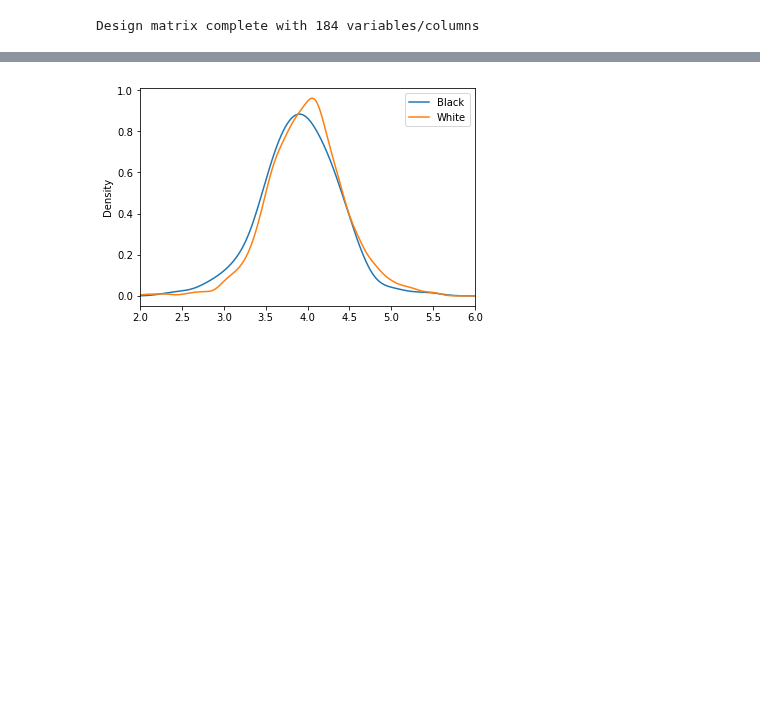
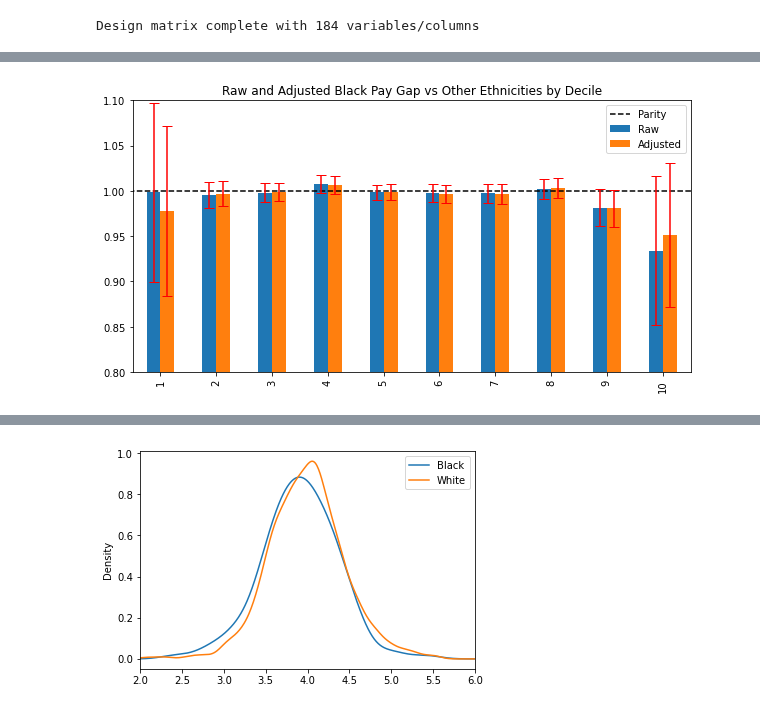
Before and after one commit to whoisnnamdi/black-dev-2020, a Jupyter notebook: code/pay.ipynb, the cells around one changed output, grey strips where cells are left out. Cells and saved outputs as stored; diff of their text form; code cells hidden in the pictures; blank space fills up the shorter version.

Commit message:
Pay notebook quantile regression

```diff
--- a/code/pay.ipynb
+++ b/code/pay.ipynb
@@ -160,0 +63,16 @@ results
+# %%
+X_q = {}
+Y_q = {}
+quantiles = 10
+
+for q in range(1, quantiles+1):
+    X_q[q] = X.loc[(Y <= Y.quantile(q/quantiles)) & (Y > Y.quantile(q/quantiles-(1/quantiles)))]
+    Y_q[q] = Y.loc[(Y <= Y.quantile(q/quantiles)) & (Y > Y.quantile(q/quantiles-(1/quantiles)))]
+# %%
+D = "Ethnicity"
+results_q = []
+for q in range(1, quantiles+1):
+    results_q.append(analyze.analyze(Y_q[q], X_q[q], D))
+
+results_q = pd.concat(results_q, axis=0)
+results_q.index = range(1, quantiles+1)
@@ -160,0 +111,16 @@ results
+# %%
+X_q = {}
+Y_q = {}
+quantiles = 10
+
+for q in range(1, quantiles+1):
+    X_q[q] = X.loc[(Y <= Y.quantile(q/quantiles)) & (Y > Y.quantile(q/quantiles-(1/quantiles)))]
+    Y_q[q] = Y.loc[(Y <= Y.quantile(q/quantiles)) & (Y > Y.quantile(q/quantiles-(1/quantiles)))]
+# %%
+D = "Ethnicity"
+results_q = []
+for q in range(1, quantiles+1):
+    results_q.append(analyze.analyze(Y_q[q], X_q[q], D))
+
+results_q = pd.concat(results_q, axis=0)
+results_q.index = range(1, quantiles+1)
@@ -160,0 +159,11 @@ results
+# %%
+(results_q[["coef_ols", "coef_ds"]] + 1).plot(kind="bar", figsize=(10,5))
+plt.ylim(0.8, 1.1)
+plt.title("Raw and Adjusted Black Pay Gap vs Other Ethnicities by Decile")
+plt.hlines(1, -1, quantiles, linestyles="--")
+plt.legend(["Parity", "Raw", "Adjusted"])
+plt.errorbar(x=[i - 0.125 for i in range(quantiles)], y=[1] * quantiles, yerr=abs(results_q[["lower_ols", "upper_ols"]]).T.values, fmt="none", color="red", capsize=5)
+plt.errorbar(x=[i + 0.125 for i in range(quantiles)], y=[1] * quantiles, yerr=abs(results_q[["lower_ds", "upper_ds"]]).T.values, fmt="none", color="red", capsize=5)
+plt.show()
+# %% [output]
+[figure, added]
```
Also changed, not shown: parts of 27 cells of this notebook.
